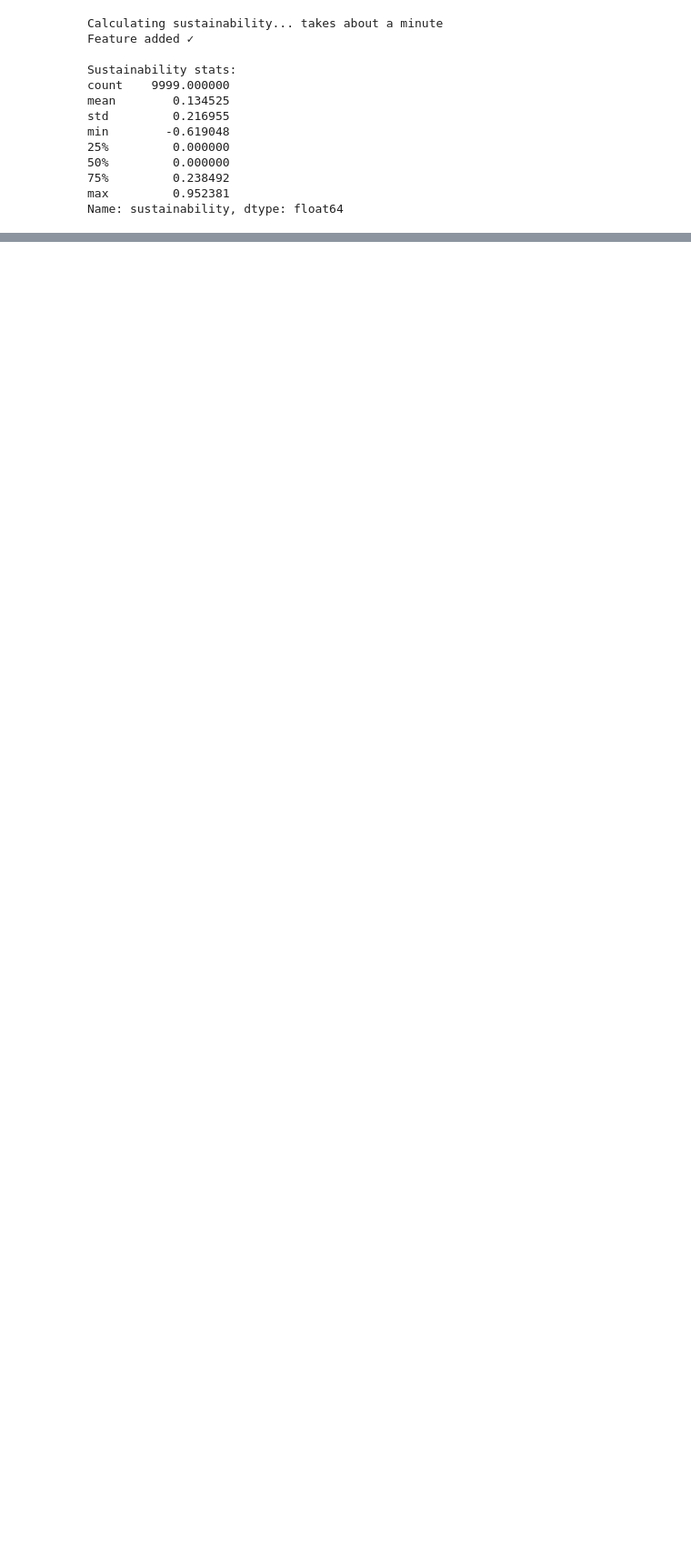
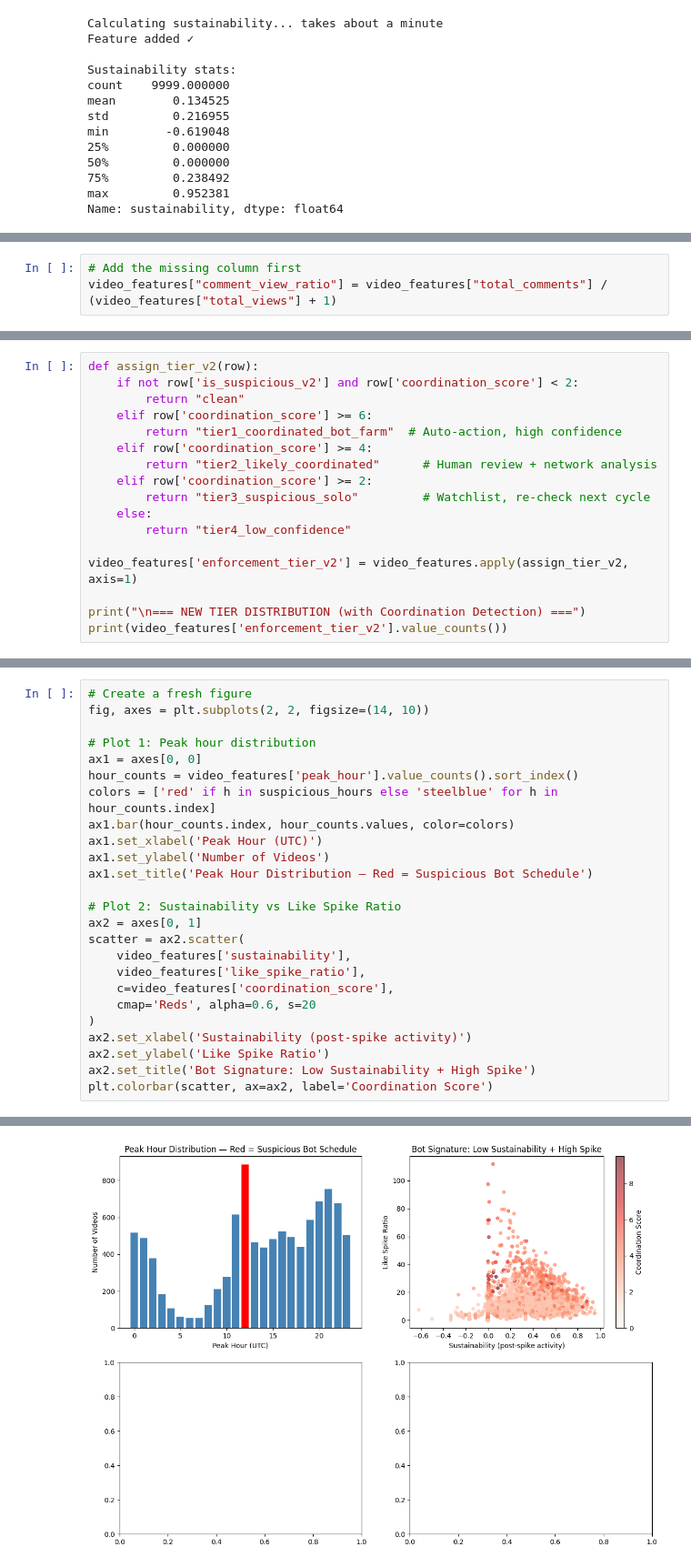
Before and after one commit to shamilikolli/fruad_detection, a Jupyter notebook: Notebooks/04_ml_detection.ipynb, the cells around one changed output, grey strips where cells are left out. Shown at 91% size. Saved outputs shown, nothing was run; the diff lists cells and outputs as text; blank space fills up the shorter version.

```diff
--- a/Notebooks/04_ml_detection.ipynb
+++ b/Notebooks/04_ml_detection.ipynb
@@ -363,0 +409,3 @@ New flags in v2           : 76
+# %%
+# Add the missing column first
+video_features["comment_view_ratio"] = video_features["total_comments"] / (video_features["total_views"] + 1)
@@ -363,0 +666,17 @@ New flags in v2           : 76
+# %%
+def assign_tier_v2(row):
+    if not row['is_suspicious_v2'] and row['coordination_score'] < 2:
+        return "clean"
+    elif row['coordination_score'] >= 6:
+        return "tier1_coordinated_bot_farm"  # Auto-action, high confidence
+    elif row['coordination_score'] >= 4:
+        return "tier2_likely_coordinated"      # Human review + network analysis
+    elif row['coordination_score'] >= 2:
+        return "tier3_suspicious_solo"         # Watchlist, re-check next cycle
+    else:
+        return "tier4_low_confidence"
+
+video_features['enforcement_tier_v2'] = video_features.apply(assign_tier_v2, axis=1)
+
+print("\n=== NEW TIER DISTRIBUTION (with Coordination Detection) ===")
+print(video_features['enforcement_tier_v2'].value_counts())
@@ -363,0 +728,26 @@ New flags in v2           : 76
+# %%
+# Create a fresh figure
+fig, axes = plt.subplots(2, 2, figsize=(14, 10))
+
+# Plot 1: Peak hour distribution
+ax1 = axes[0, 0]
+hour_counts = video_features['peak_hour'].value_counts().sort_index()
+colors = ['red' if h in suspicious_hours else 'steelblue' for h in hour_counts.index]
+ax1.bar(hour_counts.index, hour_counts.values, color=colors)
+ax1.set_xlabel('Peak Hour (UTC)')
+ax1.set_ylabel('Number of Videos')
+ax1.set_title('Peak Hour Distribution — Red = Suspicious Bot Schedule')
+
+# Plot 2: Sustainability vs Like Spike Ratio
+ax2 = axes[0, 1]
+scatter = ax2.scatter(
+    video_features['sustainability'],
+    video_features['like_spike_ratio'],
+    c=video_features['coordination_score'],
+    cmap='Reds', alpha=0.6, s=20
+)
+ax2.set_xlabel('Sustainability (post-spike activity)')
+ax2.set_ylabel('Like Spike Ratio')
+ax2.set_title('Bot Signature: Low Sustainability + High Spike')
+plt.colorbar(scatter, ax=ax2, label='Coordination Score')
+# %% [output]
@@ -363,0 +755 @@ New flags in v2           : 76
+[figure, added]
```
Also changed, not shown: parts of 29 cells of this notebook, 14 other files.
